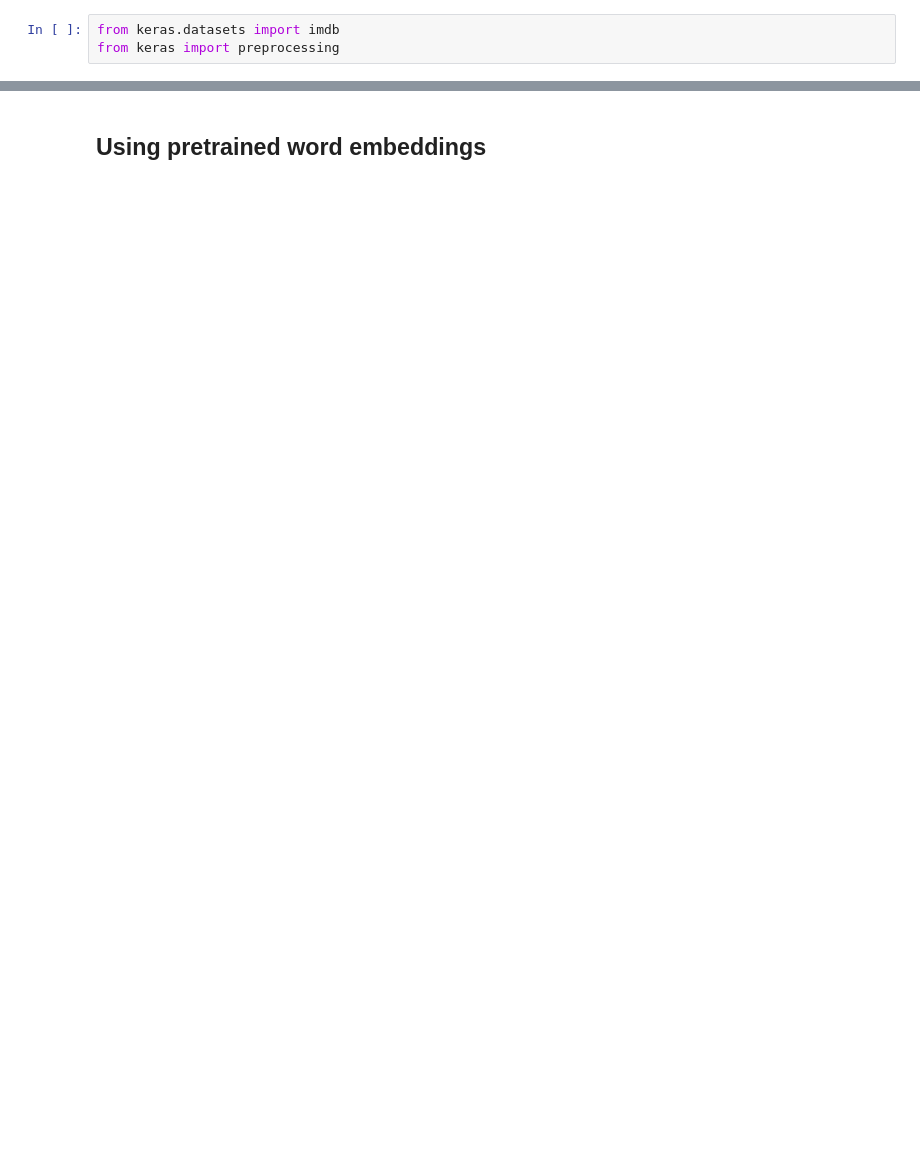
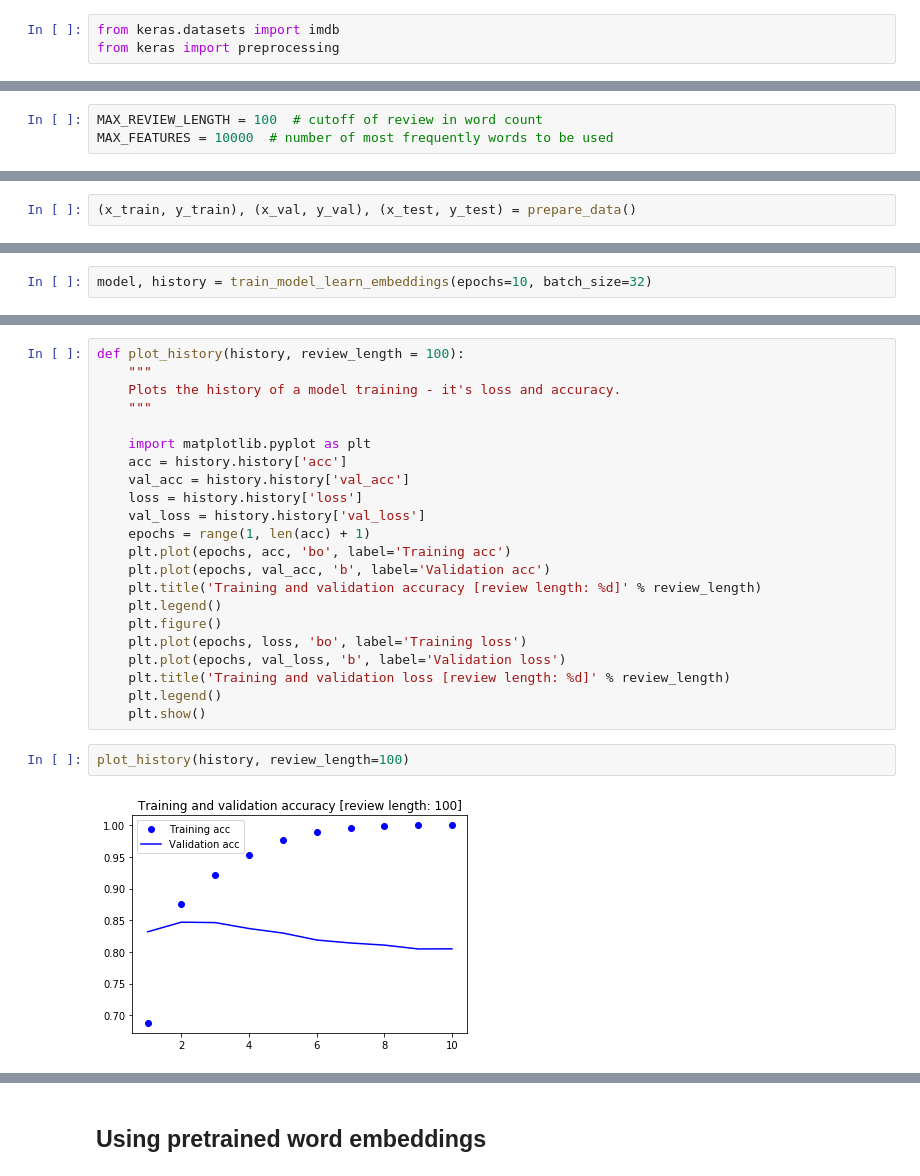
Before and after one commit to mappls/Playfield, a Jupyter notebook: keras/9_embeddings_movie_reviews.ipynb, the cells around one changed output, grey strips where cells are left out. Drawn from its saved outputs; the diff is of its cells as text; blank space fills up the shorter version.

Commit message:
Word embeddings for text classification

```diff
--- a/keras/9_embeddings_movie_reviews.ipynb
+++ b/keras/9_embeddings_movie_reviews.ipynb
@@ -22,0 +10,3 @@ print(x_train.shape)
+# %%
+MAX_REVIEW_LENGTH = 100  # cutoff of review in word count
+MAX_FEATURES = 10000  # number of most frequently words to be used
@@ -22,0 +35,2 @@ print(x_train.shape)
+# %%
+(x_train, y_train), (x_val, y_val), (x_test, y_test) = prepare_data()
@@ -78,0 +74,2 @@ array([-0.11529426,  0.00810136, -0.04695838,  0.07720837, -0.05905389,
+# %%
+model, history = train_model_learn_embeddings(epochs=10, batch_size=32)
@@ -78,0 +93,26 @@ array([-0.11529426,  0.00810136, -0.04695838,  0.07720837, -0.05905389,
+# %%
+def plot_history(history, review_length = 100):
+    """
+    Plots the history of a model training - it's loss and accuracy.
+    """
+
+    import matplotlib.pyplot as plt
+    acc = history.history['acc']
+    val_acc = history.history['val_acc']
+    loss = history.history['loss']
+    val_loss = history.history['val_loss']
+    epochs = range(1, len(acc) + 1)
+    plt.plot(epochs, acc, 'bo', label='Training acc')
+    plt.plot(epochs, val_acc, 'b', label='Validation acc')
+    plt.title('Training and validation accuracy [review length: %d]' % review_length)
+    plt.legend()
+    plt.figure()
+    plt.plot(epochs, loss, 'bo', label='Training loss')
+    plt.plot(epochs, val_loss, 'b', label='Validation loss')
+    plt.title('Training and validation loss [review length: %d]' % review_length)
+    plt.legend()
+    plt.show()
+# %%
+plot_history(history, review_length=100)
+# %% [output]
+[figure, added]
```
Also changed, not shown: parts of 47 cells of this notebook.
